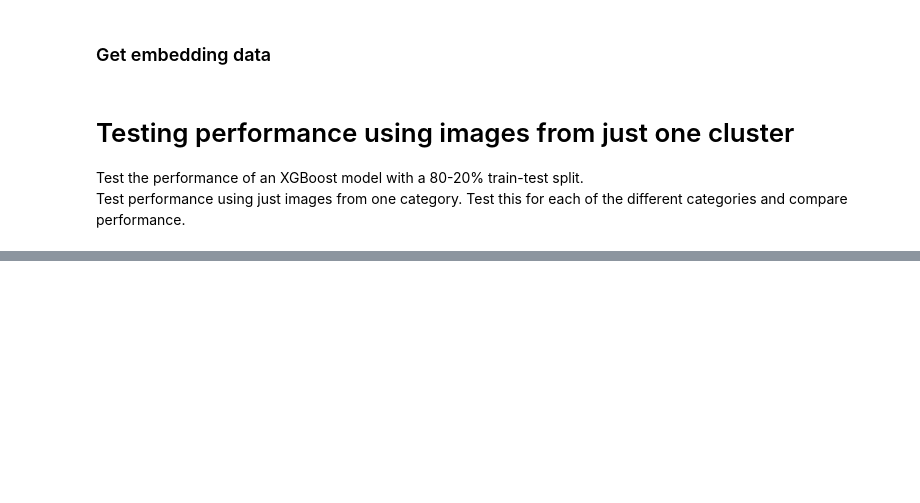
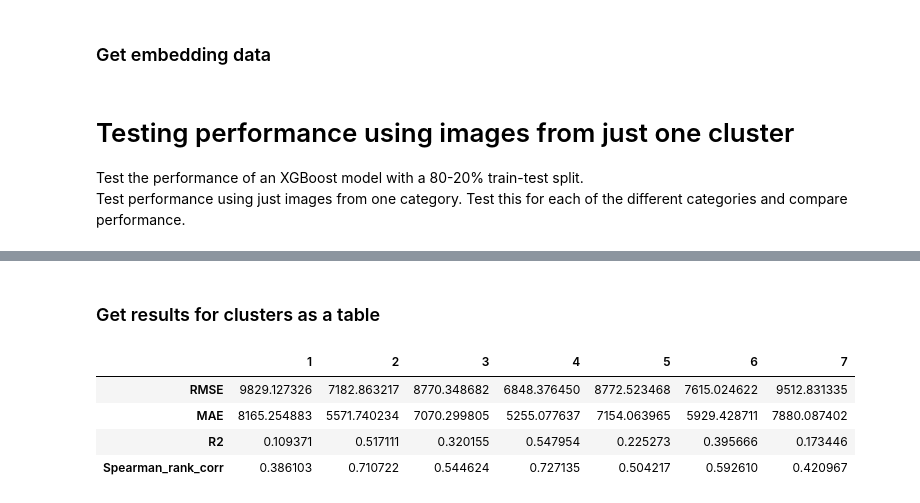
Before and after one commit to Urban-Analytics/INTEGRATE, a Jupyter notebook: llm/python/Embeddings/CLIP/WithClustering/8-RunModels_ForEachOf7Clusters.ipynb, the cells around one changed output, grey strips where cells are left out. Cells and saved outputs as stored; diff of their text form; code cells hidden in the pictures; blank space fills up the shorter version.

```diff
--- a/llm/python/Embeddings/CLIP/WithClustering/8-RunModels_ForEachOf7Clusters.ipynb
+++ b/llm/python/Embeddings/CLIP/WithClustering/8-RunModels_ForEachOf7Clusters.ipynb
@@ -169,0 +176,10 @@ for j in range(i, len(axs)):
+# %% [markdown]
+### Get results for clusters as a table
+# %%
+pd.DataFrame(results_per_cluster)
+# %% [output]
+|  | 1 | 2 | 3 | 4 | 5 | 6 | 7 |
+| RMSE | 9829.127326 | 7182.863217 | 8770.348682 | 6848.376450 | 8772.523468 | 7615.024622 | 9512.831335 |
+| MAE | 8165.254883 | 5571.740234 | 7070.299805 | 5255.077637 | 7154.063965 | 5929.428711 | 7880.087402 |
+| R2 | 0.109371 | 0.517111 | 0.320155 | 0.547954 | 0.225273 | 0.395666 | 0.173446 |
+| Spearman_rank_corr | 0.386103 | 0.710722 | 0.544624 | 0.727135 | 0.504217 | 0.592610 | 0.420967 |
```
Also changed, not shown: parts of 6 cells of this notebook, 11 other files.
